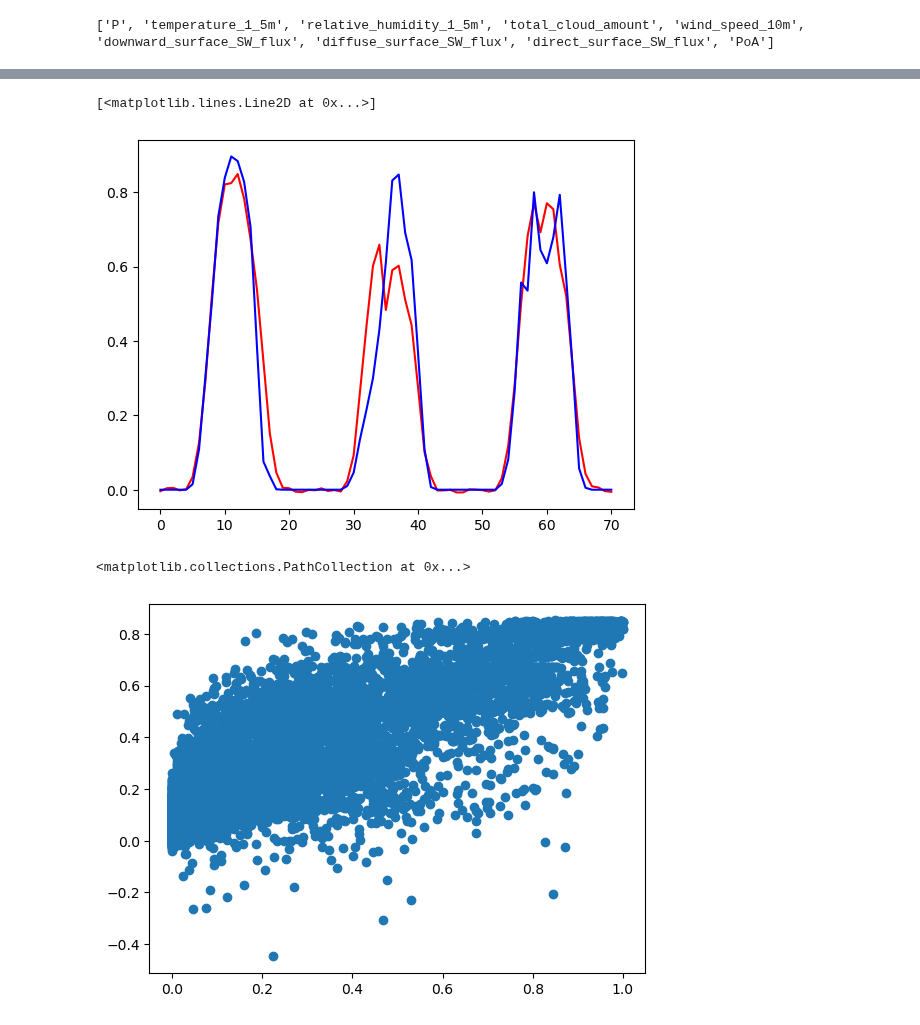
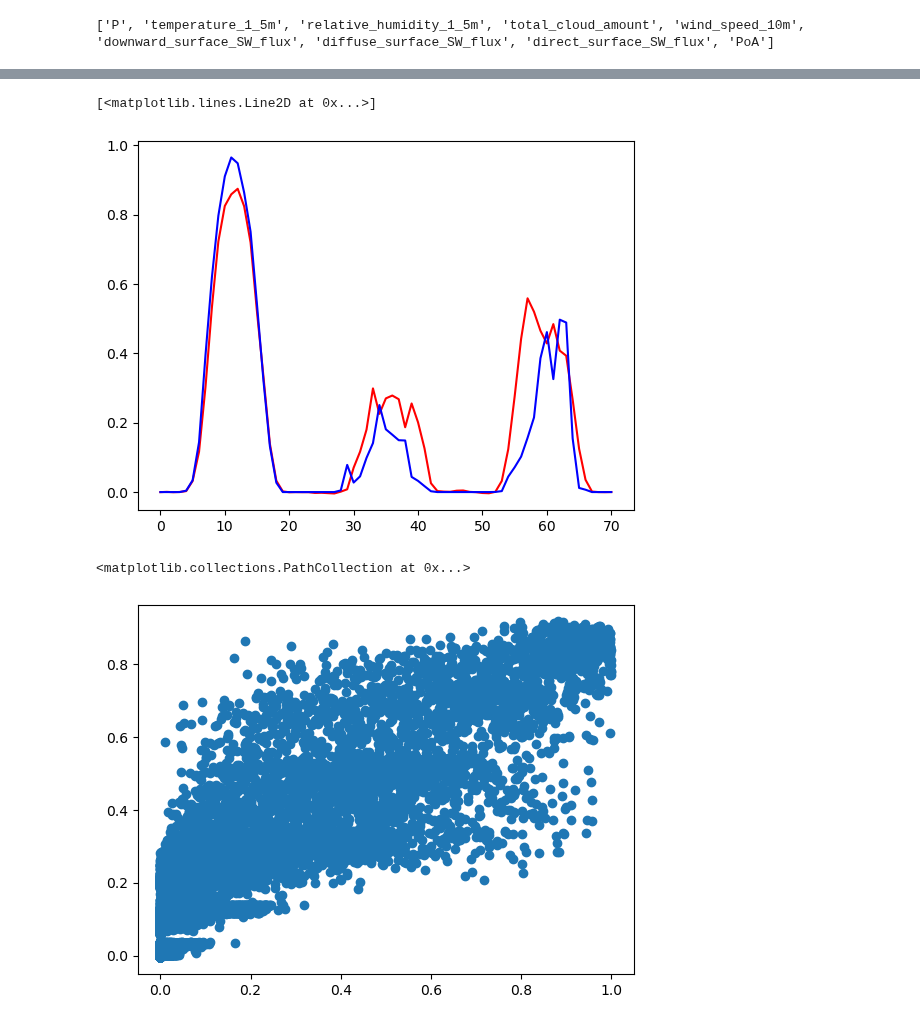
Before and after one commit to RobbeVDE/SolNet-2, a Jupyter notebook: main.ipynb, the cells around one changed output, grey strips where cells are left out. Cells and saved outputs as stored; diff of their text form; code cells hidden in the pictures.

```diff
--- a/main.ipynb
+++ b/main.ipynb
@@ -293,8 +263,8 @@ source_dataset = data.data[0]
 if month_data:
     source_dataset = source_dataset[source_dataset.index.isin(month_range)]
 
-min = source_dataset.min(axis=0)
-max = source_dataset.max(axis=0)
+min = source_dataset.min(axis=0).to_dict()
+max = source_dataset.max(axis=0).to_dict()
 
 target_openmeteo = data_slicer(openmeteo, target_month)
 eval_openmeteo = data_slicer(openmeteo, eval_month)
@@ -373,15 +341,15 @@ Metrics               0.006           0.060
 # %%
 plt.figure()
 
-day = 60
+day =300
 plt.plot(y_forecast[(24*day):(24*day)+71], color='red')
 plt.plot(y_truth[(24*day):(24*day)+71], color='blue')
 # %% [output]
 [<matplotlib.lines.Line2D at 0x...>]
-[figure, old version]
+[figure, new version]
 # %%
 plt.figure()
 plt.scatter(y_truth, y_forecast)
 # %% [output]
 <matplotlib.collections.PathCollection at 0x...>
-[figure, old version]
+[figure, new version]
```
Also changed, not shown: parts of 10 cells of this notebook, 10 other files.
